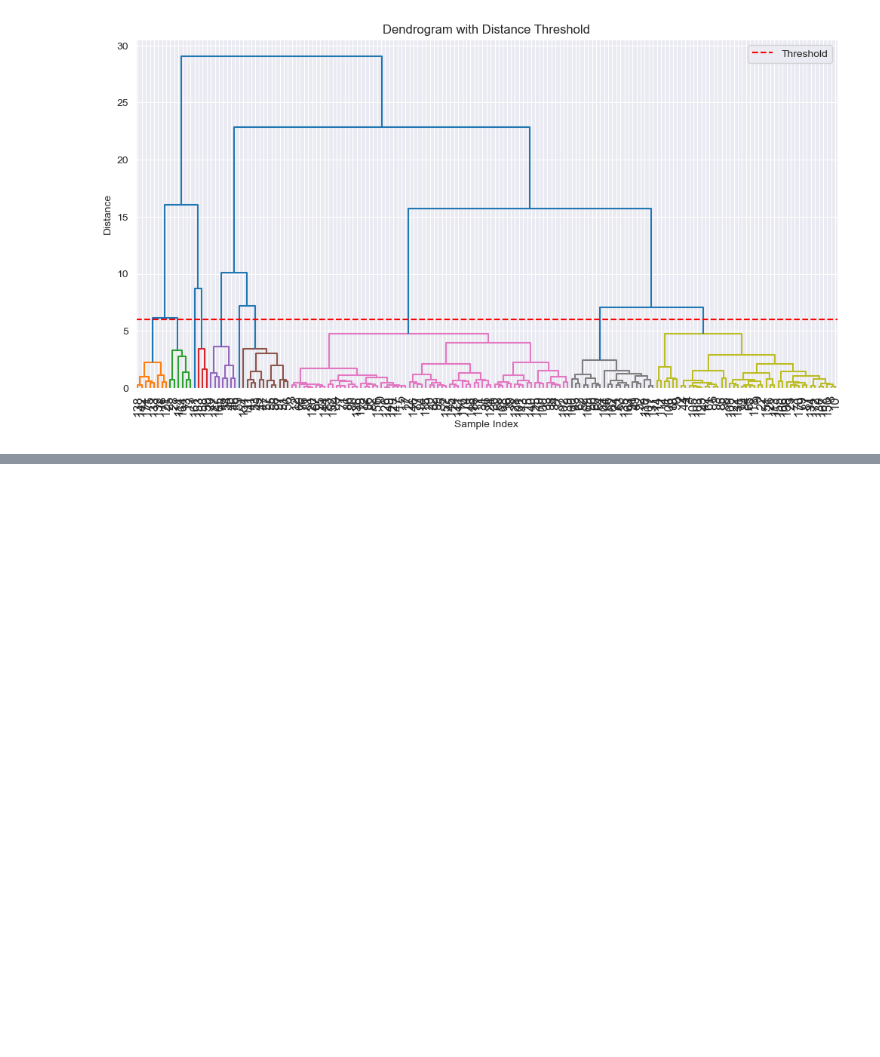
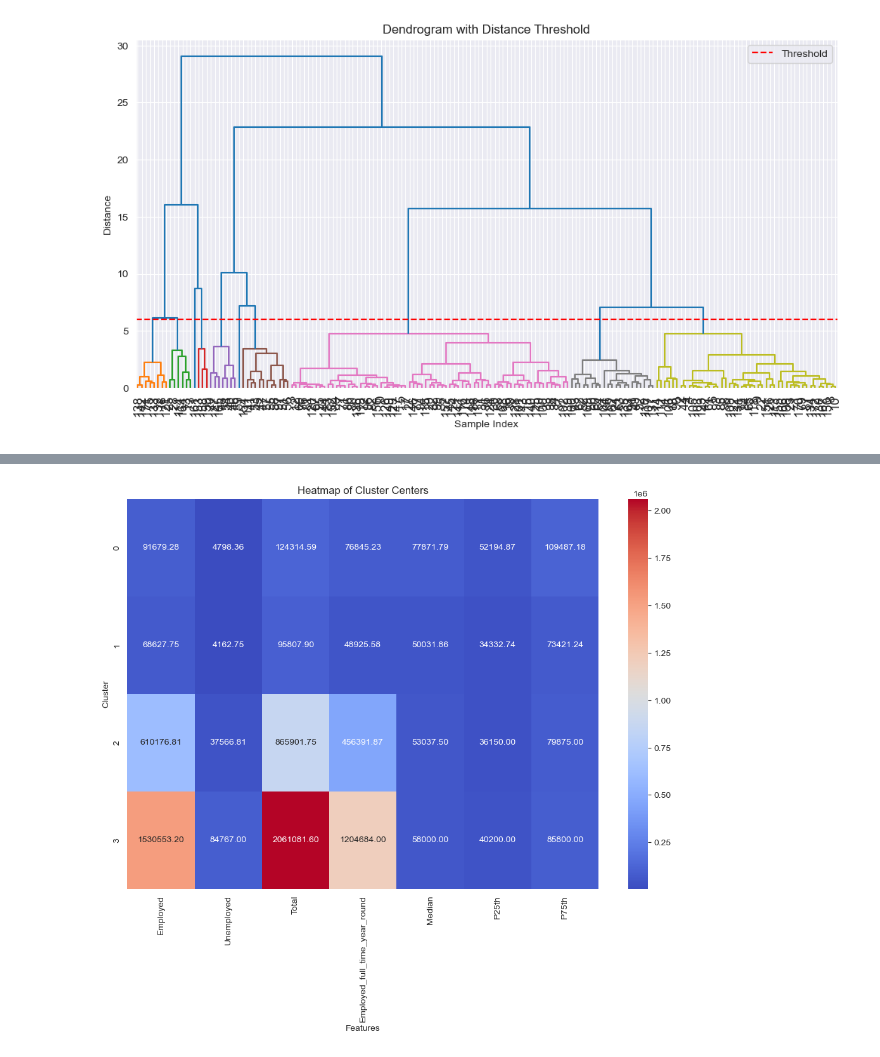
Before and after one commit to ToyaOkey/Project4, a Jupyter notebook: notebook.ipynb, the cells around one changed output, grey strips where cells are left out. Cells and saved outputs as stored; diff of their text form; code cells hidden in the pictures; blank space fills up the shorter version.

```diff
--- a/notebook.ipynb
+++ b/notebook.ipynb
@@ -185,0 +202,12 @@ Explained Variance Ratio: PC1 = 56.3%, PC2 = 40.7%
+# %%
+cluster_centers = scaler.inverse_transform(kmeans.cluster_centers_)
+cluster_centers_df = pd.DataFrame(cluster_centers, columns=features)
+
+plt.figure(figsize=(12, 8))
+sns.heatmap(cluster_centers_df, annot=True, cmap='coolwarm', fmt=".2f")
+plt.title("Heatmap of Cluster Centers")
+plt.xlabel("Features")
+plt.ylabel("Cluster")
+plt.show()
+# %% [output]
+[figure, added]
```
Also changed, not shown: parts of 5 cells of this notebook.
